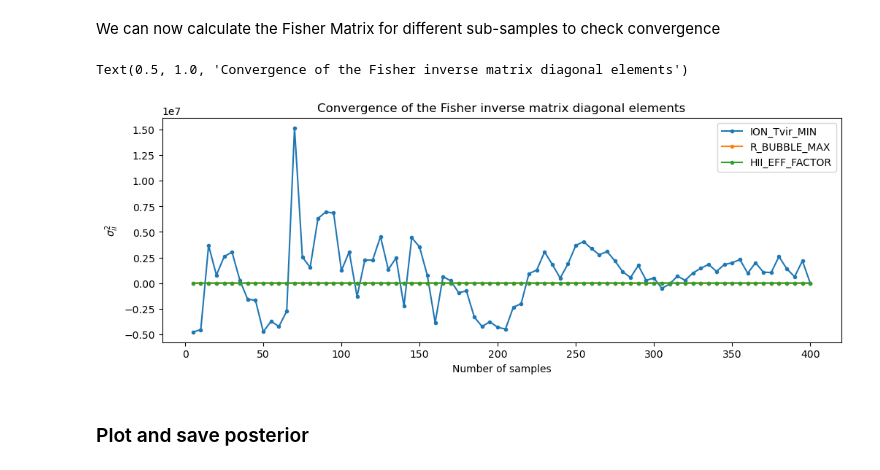
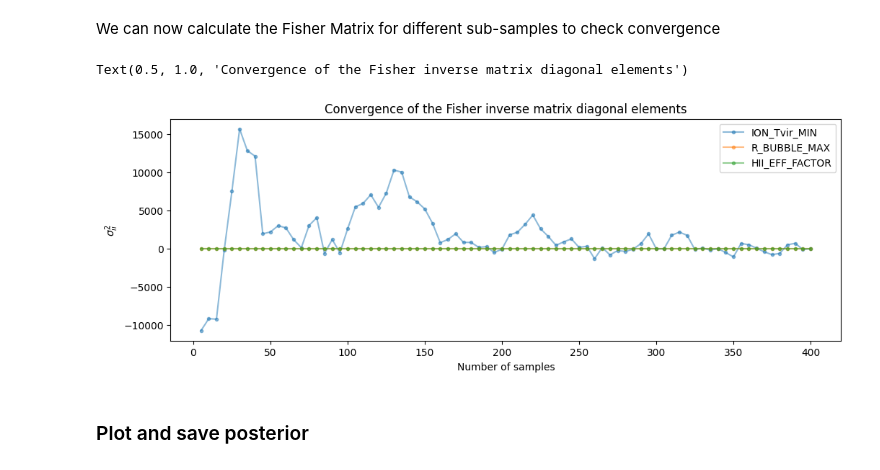
Before and after one commit to sambit-giri/ska_eor_inference, a Jupyter notebook: Fisher_Tutorial_pdf.ipynb, the cells around one changed output. Cells and saved outputs as stored; diff of their text form; code cells hidden in the pictures.

```diff
--- a/Fisher_Tutorial_pdf.ipynb
+++ b/Fisher_Tutorial_pdf.ipynb
@@ -92,14 +95,14 @@ for fpath in tqdm.tqdm(files):
     key = os.path.basename(fpath)[:-3].replace('Lightcone_', '').replace('_400_Samples', '')
     keys.append(key)
     with h5py.File(fpath, 'r') as f:
-        ks = f['bins'][...]
         stat_data[key] = {
             'stat_clean':  f['pdf_clean'][...],  # ps of clean cosmological signal
+            'bin_centres': f['pdf_bins'][...],  # centres of the bins
         }
         if 'FID' in key:
             stat_data[key].update({
-                'stat_noise':  f['pdf_noise'][...],  # ps of noise
-                'stat_obs':  f['pdf_obs'][...],  # ps of smoothed (noise + cosmological signal)
+                'stat_noise':  f[f'pdf_noise_{layout}_{int(obs_time)}hrs'][...],  # ps of noise
+                'stat_obs':  f[f'pdf_obs_{layout}_{int(obs_time)}hrs'][...],  # ps of smoothed (noise + cosmological signal)
             })
 
 # now you can refer to, e.g. PS_data['PS_R_BUBBLE_MAX_plus']['PS']
@@ -107,14 +110,31 @@ for fpath in tqdm.tqdm(files):
 print(f'Found {len(stat_data)} {statname} datasets.')
 # %% [output]
 Found 7 pdf datasets.
+# %%
+# re-binning
+factor = 6
+
+nbins = nbins//factor
+bin_centres = (bin_centres[1::factor] + bin_centres[:-1:factor]) / factor
+for key in keys:
+    with h5py.File(fpath, 'r') as f:
+        stat_data[key].update({
+            'stat_clean': (stat_data[key]['stat_clean'][:, 1::factor]+stat_data[key]['stat_clean'][:, :-1:factor])/factor,
+            'bin_centres': (stat_data[key]['bin_centres'][1::factor]+stat_data[key]['bin_centres'][:-1:factor])/factor,
+        })
+        if 'FID' in key:
+            stat_data[key].update({
+                'stat_noise': (stat_data[key]['stat_noise'][:, 1::factor]+stat_data[key]['stat_noise'][:, :-1:factor])/factor,
+                'stat_obs': (stat_data[key]['stat_obs'][:, 1::factor]+stat_data[key]['stat_obs'][:, :-1:factor])/factor,
+            })
 # %%
 stat_data['FID']['stat_obs'].shape
 
 plt.figure()
 for i, key in enumerate(['stat_clean', 'stat_noise', 'stat_obs']):
-    plt.plot(bin_centres, np.mean(stat_data['FID'][key], axis=0), label=key, color=f'C{i}', ds='steps-mid')
+    plt.plot(stat_data['FID']['bin_centres'], np.mean(stat_data['FID'][key], axis=0), label=key, color=f'C{i}', ds='steps-mid')
     plt.errorbar(
-        bin_centres,
+        stat_data['FID']['bin_centres'],
         np.mean(stat_data['FID'][key], axis=0),
         yerr=np.std(stat_data['FID'][key], axis=0),
         color=f'C{i}', capsize=3, lw=0., elinewidth=1.)
@@ -142,7 +162,7 @@ Let us first calculate $\frac{\partial \textbf{S}}{\partial\theta_i}$ for out th
 # %%
 # Compute the finite‐difference derivatives for each k‐bin & sample
 # from the statistics derived from the clean signal
-stat_derivs = np.zeros((len(params), n_samp, nbins))
+stat_derivs = np.zeros((len(params), n_samp, bin_centres.size))
 for ip, param in enumerate(params):
     stat_derivs[ip] = (stat_data[f'{param}_Plus']['stat_clean'] - stat_data[f'{param}_Minus']['stat_clean']) / delta_params[ip]
 # %% [markdown]
@@ -218,14 +240,14 @@ for k, sample_size in enumerate(samples):
 # %%
 plt.figure(figsize=(12, 4))
 for i, param in enumerate(params):
-    plt.plot(samples, [np.diag(stat_Fisher_Inv[k])[i]-np.diag(stat_Fisher_Inv[-1])[i] for k in range(samples.size)], marker='.', label=param)
+    plt.plot(samples, [np.diag(stat_Fisher_Inv[k])[i]-np.diag(stat_Fisher_Inv[-1])[i] for k in range(samples.size)], marker='.', label=param, alpha=.5)
 plt.legend()
 plt.ylabel(r'$\sigma^2_{ii}$')
 plt.xlabel('Number of samples')
 plt.title('Convergence of the Fisher inverse matrix diagonal elements')
 # %% [output]
 Text(0.5, 1.0, 'Convergence of the Fisher inverse matrix diagonal elements')
-[figure, old version]
+[figure, new version]
 # %% [markdown]
 ### Plot and save posterior
 # %% [markdown]
```
Also changed, not shown: parts of 8 cells of this notebook, 9 other files.
